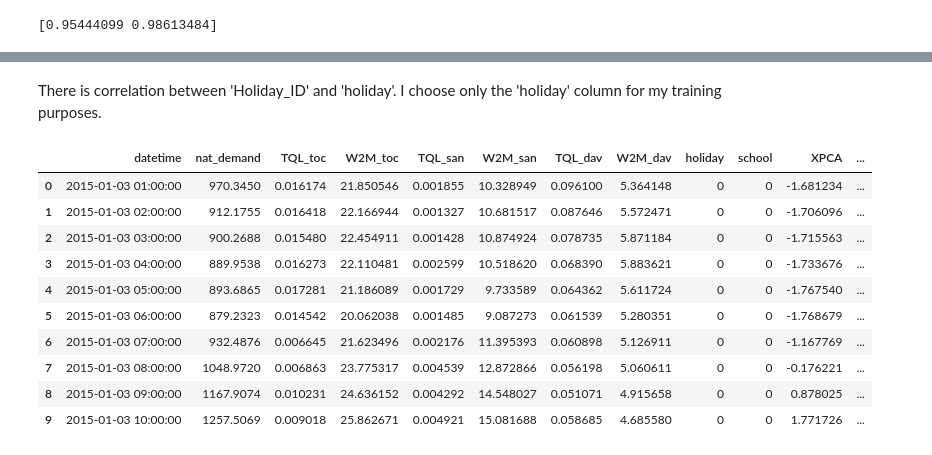
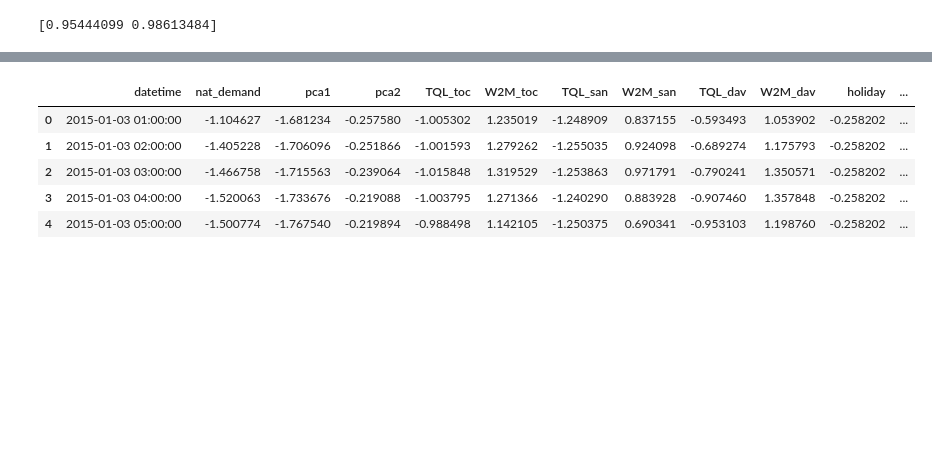
Before and after one commit to Nipuna-Tennakoon/multivariate-time-series-analysis, a Jupyter notebook: eda-visualization.ipynb, the cells around one changed output, grey strips where cells are left out. Drawn from its saved outputs; the diff is of its cells as text; code cells hidden in the pictures; blank space fills up the shorter version.

```diff
--- a/eda-visualization.ipynb
+++ b/eda-visualization.ipynb
@@ -84,7 +79,8 @@ df[feature1] = scaler.transform(df[feature1])
 # %%
-pca = PCA(n_components=2)
-X = pca.fit(df[feature1])
-explained_variance = X.explained_variance_ratio_
+feature1 = ['T2M_toc','T2M_san','T2M_dav']
+pca1 = PCA(n_components=2)
+pca1 = pca1.fit(df[feature1])
+explained_variance = pca1.explained_variance_ratio_
 cumulative_variance = np.cumsum(explained_variance)
 print(cumulative_variance)
 # %% [output]
@@ -93,9 +89,9 @@ print(cumulative_variance)
 The PCA1 is caputured more than 90% variability from the three features that we considered. Therefore, I choosed first principle to the three demonstrate the three features.
 # %%
 feature2 = ['QV2M_toc','QV2M_san','QV2M_dav']
-pca = PCA(n_components=2)
-Y = pca.fit(df[feature2])
-explained_variance_Y = Y.explained_variance_ratio_
+pca2 = PCA(n_components=2)
+pca2 = pca2.fit(df[feature2])
+explained_variance_Y = pca2.explained_variance_ratio_
 cumulative_variance_Y = np.cumsum(explained_variance)
 print(cumulative_variance_Y)
 # %% [output]
@@ -123,2 +98,0 @@ df['Holiday_ID'].value_counts(ascending=True), df['holiday'].value_counts(ascend
-# %% [markdown]
-There is correlation between 'Holiday_ID' and 'holiday'. I choose only the 'holiday' column for my training purposes.
@@ -130,18 +99,15 @@ YPCA = Y1[:,0]
+# %%
+df['pca1'] = pca1.fit_transform(df[feature1])[:,0]
+df['pca2'] = pca2.fit_transform(df[feature2])[:,0]
 # %%
-#selected features
-features = ['datetime','nat_demand','TQL_toc', 'W2M_toc','TQL_san', 'W2M_san','TQL_dav', 'W2M_dav','holiday', 'school']
-new_df = df[features]
+new_df_columns = ['datetime', 'nat_demand', 'pca1', 'pca2','TQL_toc', 'W2M_toc','TQL_san', 'W2M_san','TQL_dav', 'W2M_dav','holiday', 'school']
+new_df = df[new_df_columns]
 # %%
-new_df.head(10)
+new_df.head()
 # %% [output]
-|  | datetime | nat_demand | TQL_toc | W2M_toc | TQL_san | W2M_san | TQL_dav | W2M_dav | holiday | school | XPCA | ... |
-| 0 | 2015-01-03 01:00:00 | 970.3450 | 0.016174 | 21.850546 | 0.001855 | 10.328949 | 0.096100 | 5.364148 | 0 | 0 | -1.681234 | ... |
-| 1 | 2015-01-03 02:00:00 | 912.1755 | 0.016418 | 22.166944 | 0.001327 | 10.681517 | 0.087646 | 5.572471 | 0 | 0 | -1.706096 | ... |
-| 2 | 2015-01-03 03:00:00 | 900.2688 | 0.015480 | 22.454911 | 0.001428 | 10.874924 | 0.078735 | 5.871184 | 0 | 0 | -1.715563 | ... |
-| 3 | 2015-01-03 04:00:00 | 889.9538 | 0.016273 | 22.110481 | 0.002599 | 10.518620 | 0.068390 | 5.883621 | 0 | 0 | -1.733676 | ... |
-| 4 | 2015-01-03 05:00:00 | 893.6865 | 0.017281 | 21.186089 | 0.001729 | 9.733589 | 0.064362 | 5.611724 | 0 | 0 | -1.767540 | ... |
-| 5 | 2015-01-03 06:00:00 | 879.2323 | 0.014542 | 20.062038 | 0.001485 | 9.087273 | 0.061539 | 5.280351 | 0 | 0 | -1.768679 | ... |
-| 6 | 2015-01-03 07:00:00 | 932.4876 | 0.006645 | 21.623496 | 0.002176 | 11.395393 | 0.060898 | 5.126911 | 0 | 0 | -1.167769 | ... |
-| 7 | 2015-01-03 08:00:00 | 1048.9720 | 0.006863 | 23.775317 | 0.004539 | 12.872866 | 0.056198 | 5.060611 | 0 | 0 | -0.176221 | ... |
-| 8 | 2015-01-03 09:00:00 | 1167.9074 | 0.010231 | 24.636152 | 0.004292 | 14.548027 | 0.051071 | 4.915658 | 0 | 0 | 0.878025 | ... |
-| 9 | 2015-01-03 10:00:00 | 1257.5069 | 0.009018 | 25.862671 | 0.004921 | 15.081688 | 0.058685 | 4.685580 | 0 | 0 | 1.771726 | ... |
+|  | datetime | nat_demand | pca1 | pca2 | TQL_toc | W2M_toc | TQL_san | W2M_san | TQL_dav | W2M_dav | holiday | ... |
+| 0 | 2015-01-03 01:00:00 | -1.104627 | -1.681234 | -0.257580 | -1.005302 | 1.235019 | -1.248909 | 0.837155 | -0.593493 | 1.053902 | -0.258202 | ... |
+| 1 | 2015-01-03 02:00:00 | -1.405228 | -1.706096 | -0.251866 | -1.001593 | 1.279262 | -1.255035 | 0.924098 | -0.689274 | 1.175793 | -0.258202 | ... |
+| 2 | 2015-01-03 03:00:00 | -1.466758 | -1.715563 | -0.239064 | -1.015848 | 1.319529 | -1.253863 | 0.971791 | -0.790241 | 1.350571 | -0.258202 | ... |
+| 3 | 2015-01-03 04:00:00 | -1.520063 | -1.733676 | -0.219088 | -1.003795 | 1.271366 | -1.240290 | 0.883928 | -0.907460 | 1.357848 | -0.258202 | ... |
+| 4 | 2015-01-03 05:00:00 | -1.500774 | -1.767540 | -0.219894 | -0.988498 | 1.142105 | -1.250375 | 0.690341 | -0.953103 | 1.198760 | -0.258202 | ... |
```
Also changed, not shown: parts of 8 cells of this notebook.
